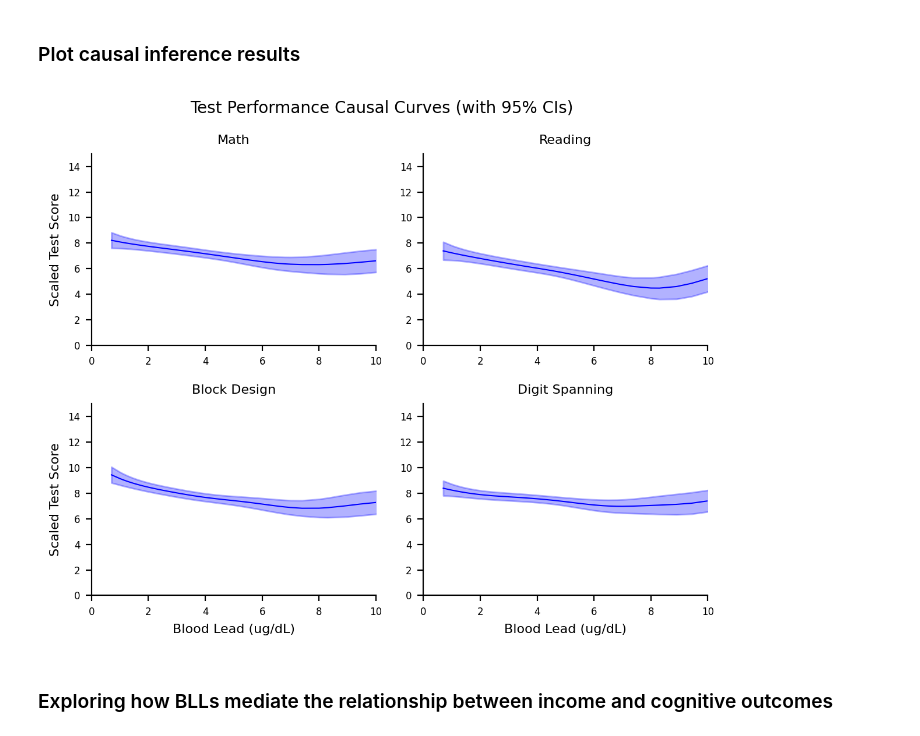
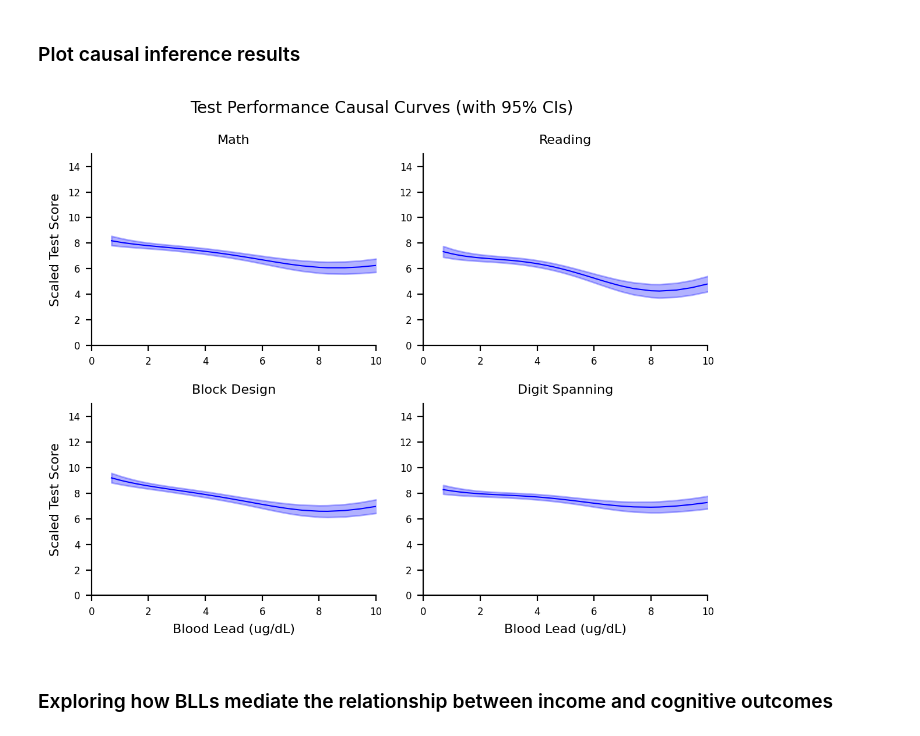
Before and after one commit to ronikobrosly/causal-curve, a Jupyter notebook: examples/NHANES_BLL_example.ipynb, the cells around one changed output. Cells and saved outputs as stored; diff of their text form; code cells hidden in the pictures.

```diff
--- a/examples/NHANES_BLL_example.ipynb
+++ b/examples/NHANES_BLL_example.ipynb
@@ -350,7 +350,7 @@ potential_confounders = [
 
 
 # Try the MATH model
-math_gps = GPS(gps_family='normal', lower_grid_constraint = 0.0, upper_grid_constraint = 0.99, n_splines=10, verbose=False)
+math_gps = GPS_Regressor(gps_family='normal', lower_grid_constraint = 0.0, upper_grid_constraint = 0.99, n_splines = 5, verbose=False)
 math_gps.fit(
     T=final_df['BLL'],
     X=final_df[potential_confounders],
@@ -361,7 +361,7 @@ results_dict['math_CDRC'] = math_gps.calculate_CDRC()
 
 
 # Try the READING model
-reading_gps = GPS(gps_family='normal', lower_grid_constraint = 0.0, upper_grid_constraint = 0.99, n_splines=10, verbose=False)
+reading_gps = GPS_Regressor(gps_family='normal', lower_grid_constraint = 0.0, upper_grid_constraint = 0.99, n_splines = 5, verbose=False)
 
 reading_gps.fit(
     T=final_df['BLL'],
@@ -374,7 +374,7 @@ results_dict['reading_CDRC'] = reading_gps.calculate_CDRC()
 
 
 # Try the Block model
-block_gps = GPS(gps_family='normal', lower_grid_constraint = 0.0, upper_grid_constraint = 0.99, n_splines=10, verbose=False)
+block_gps = GPS_Regressor(gps_family='normal', lower_grid_constraint = 0.0, upper_grid_constraint = 0.99, n_splines = 5, verbose=False)
 
 block_gps.fit(
     T=final_df['BLL'],
@@ -387,7 +387,7 @@ results_dict['block_CDRC'] = block_gps.calculate_CDRC()
 
 
 # Try the Digit model
-digit_gps = GPS(gps_family='normal', lower_grid_constraint = 0.0, upper_grid_constraint = 0.99, n_splines=10, verbose=False)
+digit_gps = GPS_Regressor(gps_family='normal', lower_grid_constraint = 0.0, upper_grid_constraint = 0.99, n_splines = 5, verbose=False)
 
 digit_gps.fit(
     T=final_df['BLL'],
@@ -419,38 +419,38 @@ for i in [0,1]:
 
         # Plotting quantities
         treat = results_dict[result_class[i][j]]['Treatment']
-        mean = results_dict[result_class[i][j]]['CDRC']
+        mean = results_dict[result_class[i][j]]['Causal_Dose_Response']
         lb = results_dict[result_class[i][j]]['Lower_CI']
         ub = results_dict[result_class[i][j]]['Upper_CI']
         plot_mean_and_CI(axs, i, j, treat, mean, lb, ub, color_mean='b', color_shading='b')
 
         # Labels
         axs[0,0].set_ylabel('Scaled Test Score', fontsize = 8)
         axs[0,1].set_ylabel('')
         axs[1,0].set_ylabel('Scaled Test Score', fontsize = 8)
         axs[1,1].set_ylabel('')
         axs[1,0].set_xlabel('Blood Lead (ug/dL)', fontsize = 8)
         axs[1,1].set_xlabel('Blood Lead (ug/dL)', fontsize = 8)
 
         axs[i,j].set_title(result_name[i][j], fontsize = 8)
         axs[i,j].set_title(result_name[i][j], fontsize = 8)
         axs[i,j].set_title(result_name[i][j], fontsize = 8)
         axs[i,j].set_title(result_name[i][j], fontsize = 8)
 
         axs[i,j].spines["top"].set_visible(False)
         axs[i,j].spines["right"].set_visible(False)
 
         axs[i,j].set_xlim(0, 10)
         axs[i,j].set_ylim(0, 15)
 
         axs[i,j].tick_params(axis='both', which='major', labelsize=6)
 
 
 fig.tight_layout(rect=[0, 0.03, 1, 0.95])
 plt.suptitle("Test Performance Causal Curves (with 95% CIs)", fontsize = 10)
 fig.savefig('test_causal_curves.png', bbox_inches='tight', dpi = 300)
 # %% [output]
-[figure, old version]
+[figure, new version]
 # %% [markdown]
 ### Exploring how BLLs mediate the relationship between income and cognitive outcomes
 # %%
```
Also changed, not shown: parts of 5 cells of this notebook, 13 other files.
